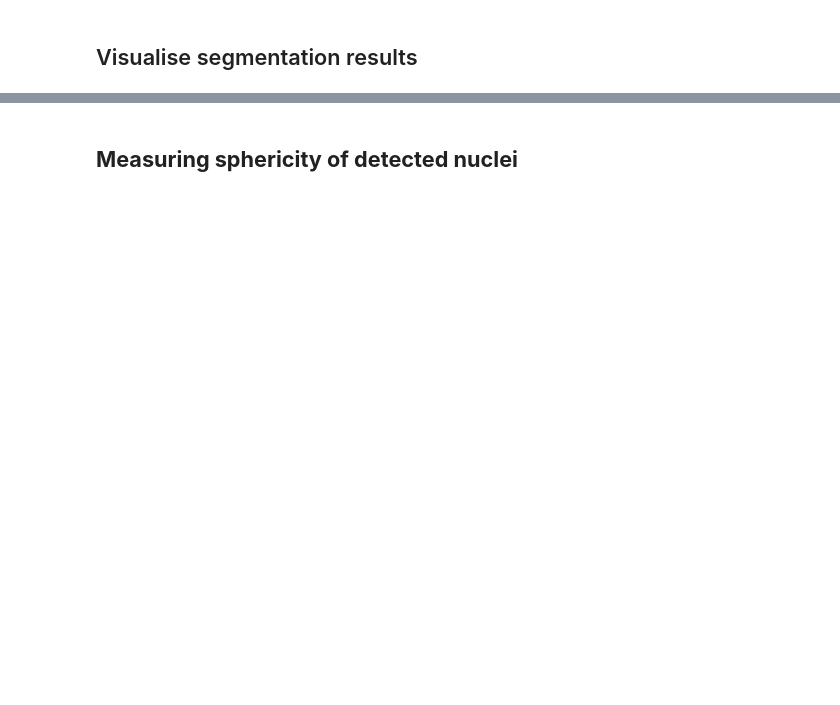
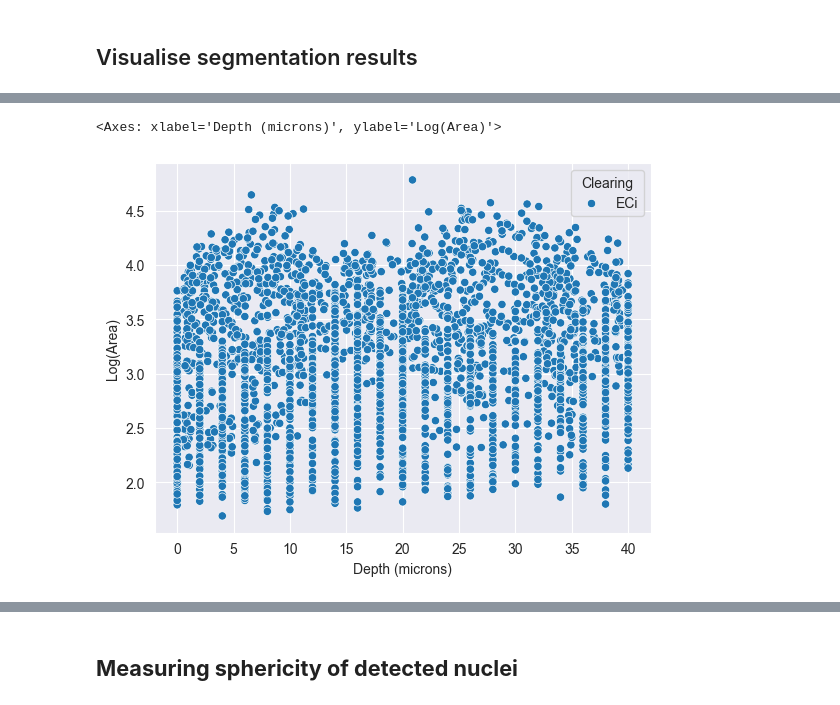
Before and after one commit to dbekat/clearing-efficacy, a Jupyter notebook: unified_analysis.ipynb, the cells around one changed output, grey strips where cells are left out. Saved outputs shown, nothing was run; the diff lists cells and outputs as text; code cells hidden in the pictures; blank space fills up the shorter version.

```diff
--- a/unified_analysis.ipynb
+++ b/unified_analysis.ipynb
@@ -357,0 +368,5 @@ Text(0, 0.5, 'Frequency density')
+# %%
+sns.scatterplot(data=nuclei_props, x='Depth (microns)', y='Log(Area)', hue='Clearing')
+# %% [output]
+<Axes: xlabel='Depth (microns)', ylabel='Log(Area)'>
+[figure, added]
```
Also changed, not shown: parts of 20 cells of this notebook.
